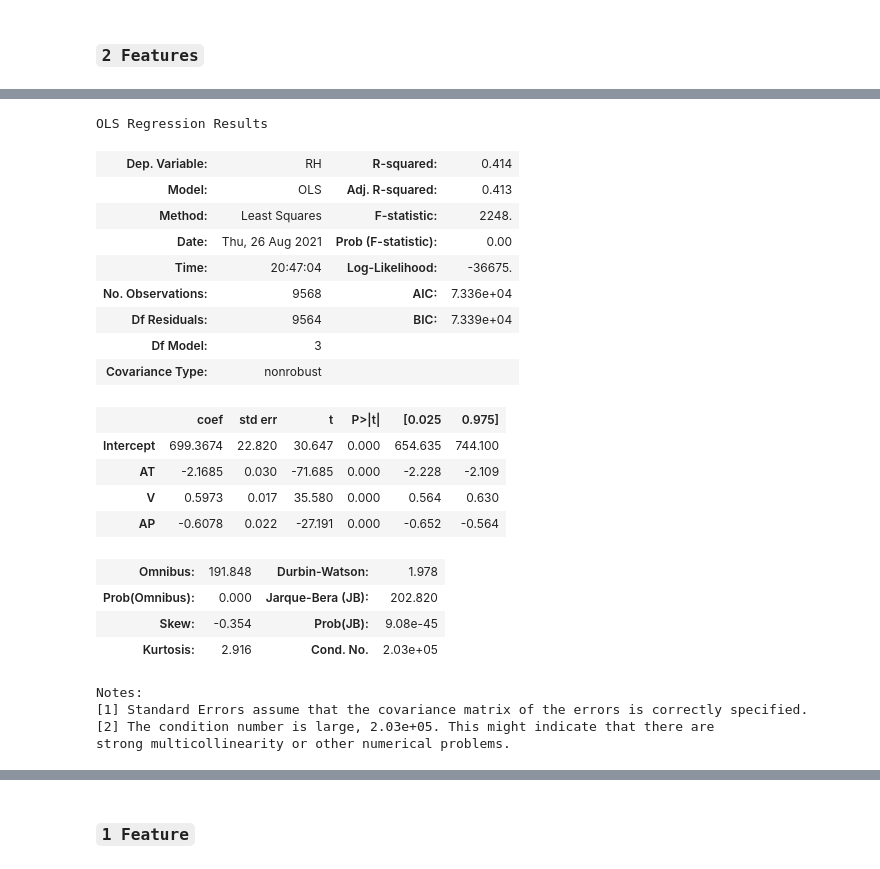
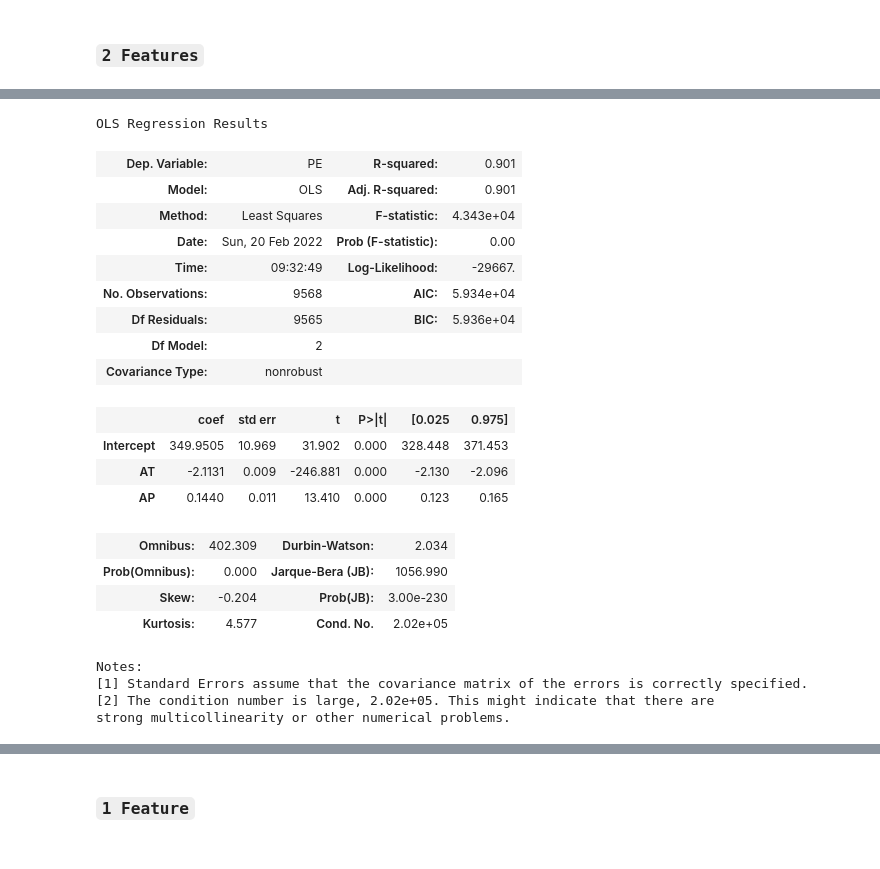
Before and after one commit to manujjoshi/Regression, a Jupyter notebook: Feature Selection and Stepwise Regression.ipynb, the cells around one changed output, grey strips where cells are left out. Cells and saved outputs as stored; diff of their text form; code cells hidden in the pictures.

```diff
--- a/Feature Selection and Stepwise Regression.ipynb
+++ b/Feature Selection and Stepwise Regression.ipynb
@@ -219,30 +229,29 @@ Notes:
 # %%
 import statsmodels.formula.api as smf
 results_112 = smf.ols("PE~AT+AP",data=data).fit()
-results.summary()
+results_112.summary()
 # %% [output]
 OLS Regression Results
-| Dep. Variable: | RH | R-squared: | 0.414 |
-| Model: | OLS | Adj. R-squared: | 0.413 |
-| Method: | Least Squares | F-statistic: | 2248. |
-| Date: | Thu, 26 Aug 2021 | Prob (F-statistic): | 0.00 |
-| Time: | 20:47:04 | Log-Likelihood: | -36675. |
-| No. Observations: | 9568 | AIC: | 7.336e+04 |
-| Df Residuals: | 9564 | BIC: | 7.339e+04 |
-| Df Model: | 3 |  |  |
+| Dep. Variable: | PE | R-squared: | 0.901 |
+| Model: | OLS | Adj. R-squared: | 0.901 |
+| Method: | Least Squares | F-statistic: | 4.343e+04 |
+| Date: | Sun, 20 Feb 2022 | Prob (F-statistic): | 0.00 |
+| Time: | 09:32:49 | Log-Likelihood: | -29667. |
+| No. Observations: | 9568 | AIC: | 5.934e+04 |
+| Df Residuals: | 9565 | BIC: | 5.936e+04 |
+| Df Model: | 2 |  |  |
 | Covariance Type: | nonrobust |  |  |
 |  | coef | std err | t | P>|t| | [0.025 | 0.975] |
-| Intercept | 699.3674 | 22.820 | 30.647 | 0.000 | 654.635 | 744.100 |
-| AT | -2.1685 | 0.030 | -71.685 | 0.000 | -2.228 | -2.109 |
-| V | 0.5973 | 0.017 | 35.580 | 0.000 | 0.564 | 0.630 |
-| AP | -0.6078 | 0.022 | -27.191 | 0.000 | -0.652 | -0.564 |
+| Intercept | 349.9505 | 10.969 | 31.902 | 0.000 | 328.448 | 371.453 |
+| AT | -2.1131 | 0.009 | -246.881 | 0.000 | -2.130 | -2.096 |
+| AP | 0.1440 | 0.011 | 13.410 | 0.000 | 0.123 | 0.165 |
-| Omnibus: | 191.848 | Durbin-Watson: | 1.978 |
-| Prob(Omnibus): | 0.000 | Jarque-Bera (JB): | 202.820 |
-| Skew: | -0.354 | Prob(JB): | 9.08e-45 |
-| Kurtosis: | 2.916 | Cond. No. | 2.03e+05 |
+| Omnibus: | 402.309 | Durbin-Watson: | 2.034 |
+| Prob(Omnibus): | 0.000 | Jarque-Bera (JB): | 1056.990 |
+| Skew: | -0.204 | Prob(JB): | 3.00e-230 |
+| Kurtosis: | 4.577 | Cond. No. | 2.02e+05 |
 Notes:
 [1] Standard Errors assume that the covariance matrix of the errors is correctly specified.
-[2] The condition number is large, 2.03e+05. This might indicate that there are
+[2] The condition number is large, 2.02e+05. This might indicate that there are
 strong multicollinearity or other numerical problems.
 # %%
 import statsmodels.formula.api as smf
```
Also changed, not shown: parts of 28 cells of this notebook, 7 other files.
